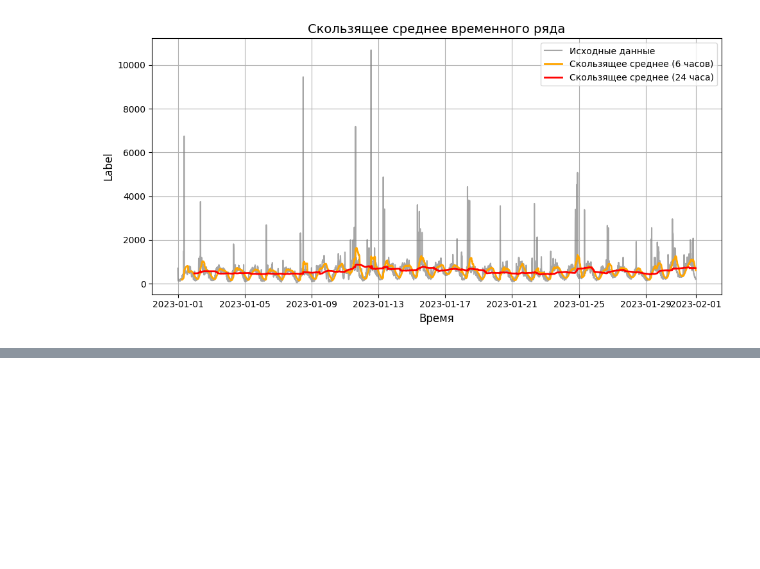
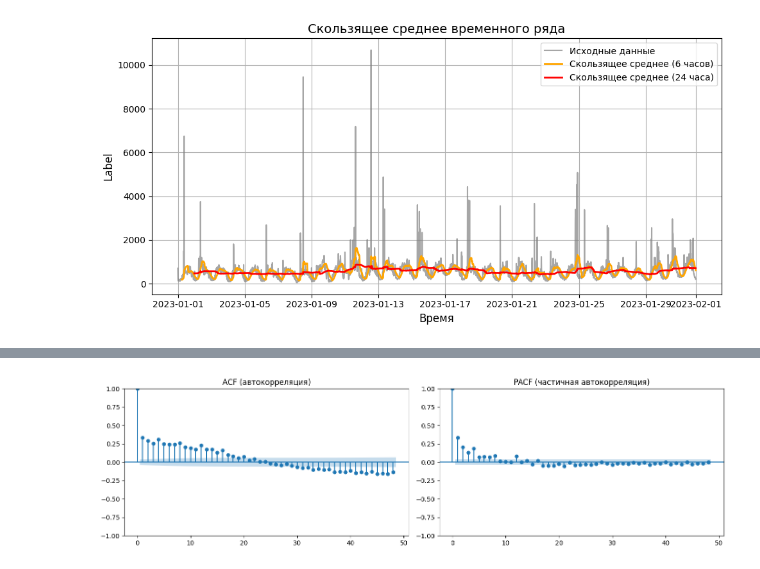
Before and after one commit to kostya9705/Portfolio, a Jupyter notebook: TelecomSMSAnalysis/analysis.ipynb, the cells around one changed output, grey strips where cells are left out. Cells and saved outputs as stored; diff of their text form; code cells hidden in the pictures; blank space fills up the shorter version.

```diff
--- a/TelecomSMSAnalysis/analysis.ipynb
+++ b/TelecomSMSAnalysis/analysis.ipynb
@@ -126,0 +208,17 @@ plt.show()
+# %%
+series = data['label']  # наш временной ряд
+
+fig, axes = plt.subplots(1, 2, figsize=(14, 4))
+
+# ACF — автокорреляционная функция
+plot_acf(series, lags=48, ax=axes[0])
+axes[0].set_title('ACF (автокорреляция)')
+
+# PACF — частичная автокорреляция
+plot_pacf(series, lags=48, ax=axes[1])
+axes[1].set_title('PACF (частичная автокорреляция)')
+
+plt.tight_layout()
+plt.show()
+# %% [output]
+[figure, added]
```
Also changed, not shown: parts of 16 cells of this notebook, 2 other files.
